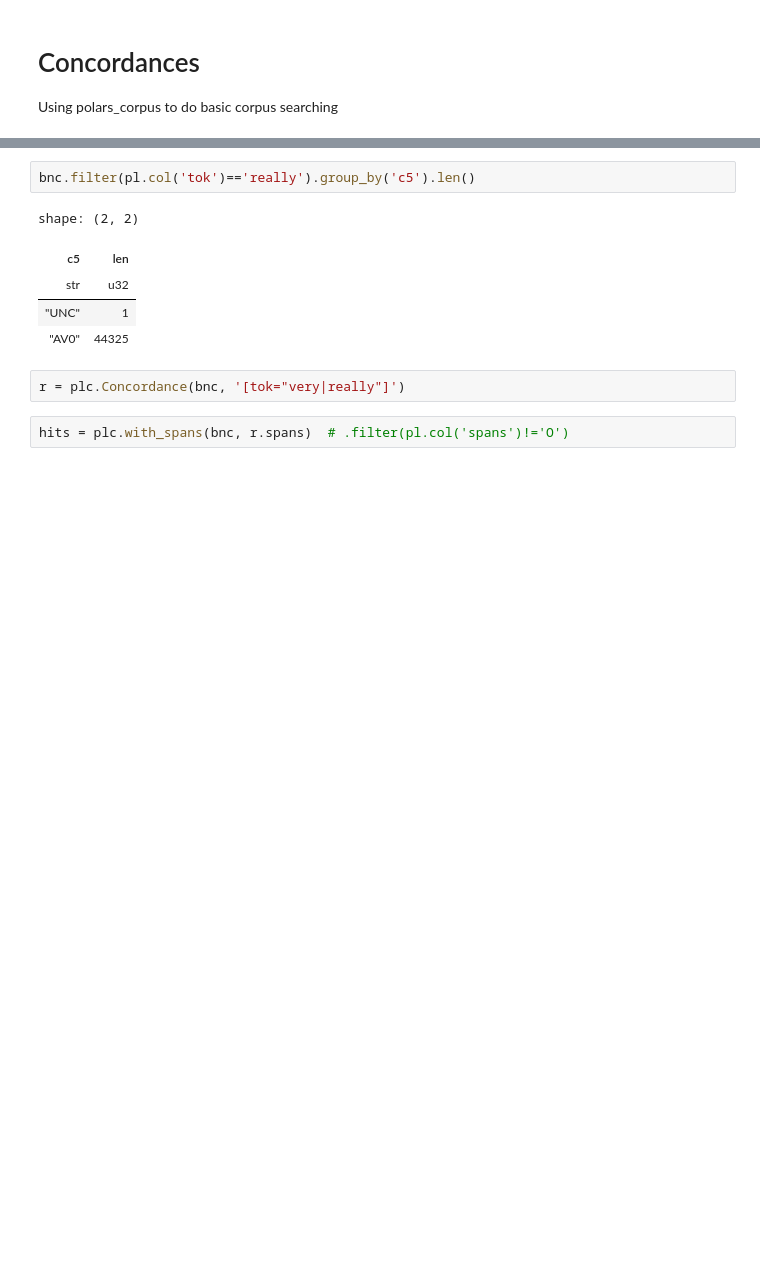
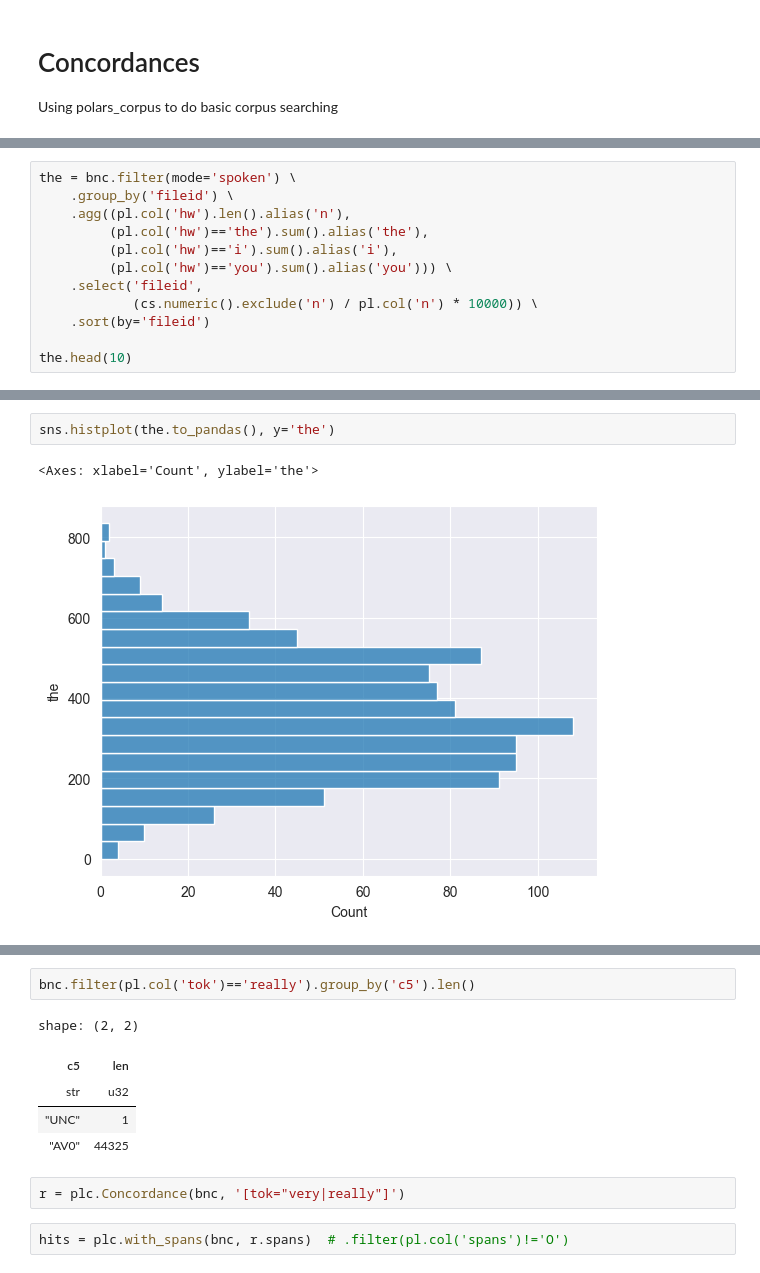
Before and after one commit to rmalouf/polars_corpus, a Jupyter notebook: examples/concordances.ipynb, the cells around one changed output, grey strips where cells are left out. Saved outputs shown, nothing was run; the diff lists cells and outputs as text; blank space fills up the shorter version.

```diff
--- a/examples/concordances.ipynb
+++ b/examples/concordances.ipynb
@@ -28,0 +31,12 @@ shape: (112_429_158, 8)
+# %%
+the = bnc.filter(mode='spoken') \
+    .group_by('fileid') \
+    .agg((pl.col('hw').len().alias('n'),
+         (pl.col('hw')=='the').sum().alias('the'),
+         (pl.col('hw')=='i').sum().alias('i'),
+         (pl.col('hw')=='you').sum().alias('you'))) \
+    .select('fileid',
+            (cs.numeric().exclude('n') / pl.col('n') * 10000)) \
+    .sort(by='fileid')
+
+the.head(10)
@@ -28,0 +57,5 @@ shape: (112_429_158, 8)
+# %%
+sns.histplot(the.to_pandas(), y='the')
+# %% [output]
+<Axes: xlabel='Count', ylabel='the'>
+[figure, added]
```
Also changed, not shown: parts of 9 cells of this notebook, 5 other files.
